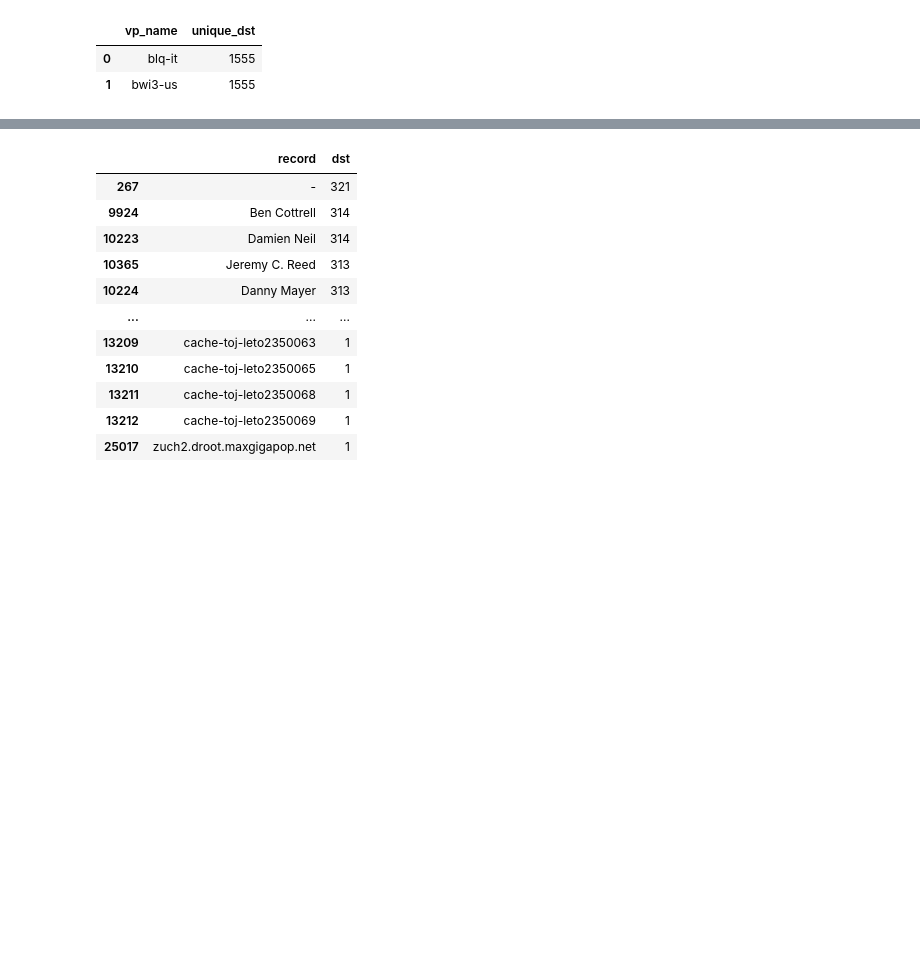
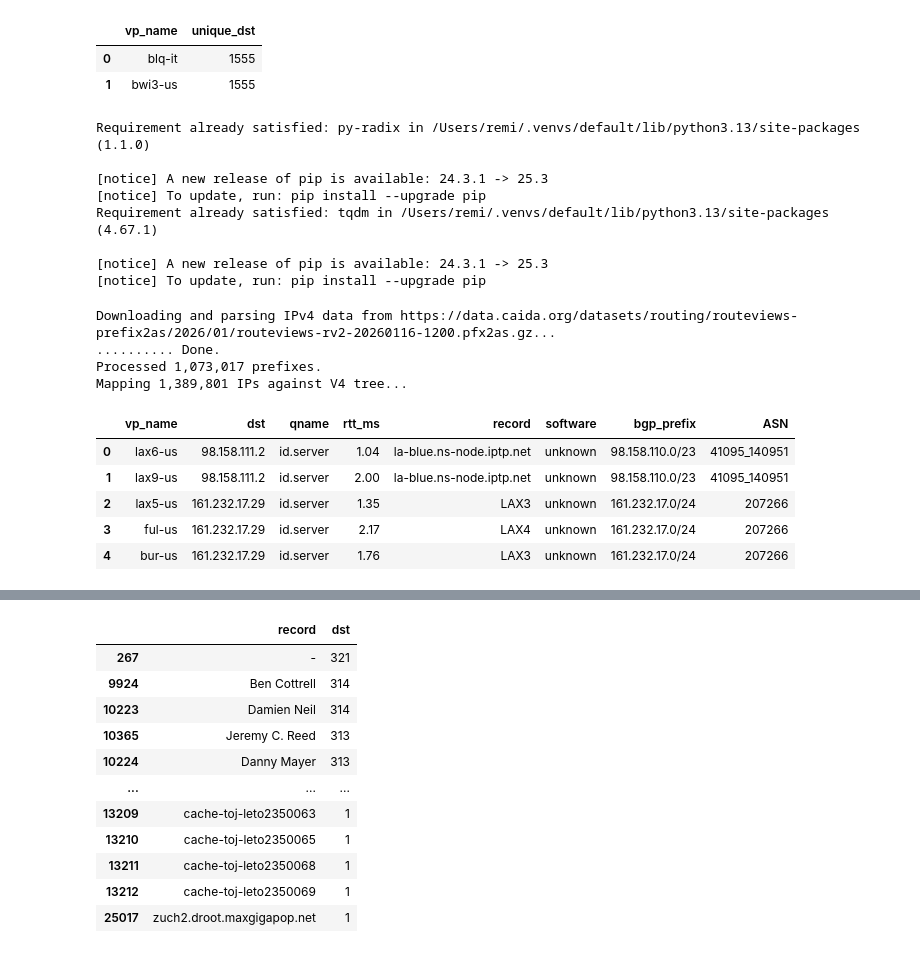
Before and after one commit to gustavoluvizotto/anycast-service-discovery, a Jupyter notebook: analysis/chaos.ipynb, the cells around one changed output, grey strips where cells are left out. Saved outputs shown, nothing was run; the diff lists cells and outputs as text; code cells hidden in the pictures; blank space fills up the shorter version.

```diff
--- a/analysis/chaos.ipynb
+++ b/analysis/chaos.ipynb
@@ -367,6 +372,40 @@ vp_summary
 
 chaosv4 = chaosv4[chaosv4['vp_name'] != 'blq-it']
 chaosv4 = chaosv4[chaosv4['vp_name'] != 'bwi3-us']
+# %%
+!pip install py-radix
+!pip install tqdm
+from add_ASN import CaidaASLookup
+from datetime import datetime
+
+ts = datetime(2026, 1, 16)
+caida_tool = CaidaASLookup(ts)
+
+chaosv4 = caida_tool.add_prefix_and_asn(
+    chaosv4,
+    addr_col='dst',
+    ip_version='v4'
+)
+chaosv4.head()
+# %% [output]
+Requirement already satisfied: py-radix in /Users/remi/.venvs/default/lib/python3.13/site-packages (1.1.0)
+
+[notice] A new release of pip is available: 24.3.1 -> 25.3
+[notice] To update, run: pip install --upgrade pip
+Requirement already satisfied: tqdm in /Users/remi/.venvs/default/lib/python3.13/site-packages (4.67.1)
+
+[notice] A new release of pip is available: 24.3.1 -> 25.3
+[notice] To update, run: pip install --upgrade pip
+Downloading and parsing IPv4 data from https://data.caida.org/datasets/routing/routeviews-prefix2as/2026/01/routeviews-rv2-20260116-1200.pfx2as.gz...
+.......... Done.
+Processed 1,073,017 prefixes.
+Mapping 1,389,801 IPs against V4 tree...
+|  | vp_name | dst | qname | rtt_ms | record | software | bgp_prefix | ASN |
+| 0 | lax6-us | 98.158.111.2 | id.server | 1.04 | la-blue.ns-node.iptp.net | unknown | 98.158.110.0/23 | 41095_140951 |
+| 1 | lax9-us | 98.158.111.2 | id.server | 2.00 | la-blue.ns-node.iptp.net | unknown | 98.158.110.0/23 | 41095_140951 |
+| 2 | lax5-us | 161.232.17.29 | id.server | 1.35 | LAX3 | unknown | 161.232.17.0/24 | 207266 |
+| 3 | ful-us | 161.232.17.29 | id.server | 2.17 | LAX4 | unknown | 161.232.17.0/24 | 207266 |
+| 4 | bur-us | 161.232.17.29 | id.server | 1.76 | LAX3 | unknown | 161.232.17.0/24 | 207266 |
 # %%
 summary = chaosv4.groupby('software').agg(
     unique_dst=('dst', 'nunique'),
```
Also changed, not shown: parts of 9 cells of this notebook, 1 other file.
